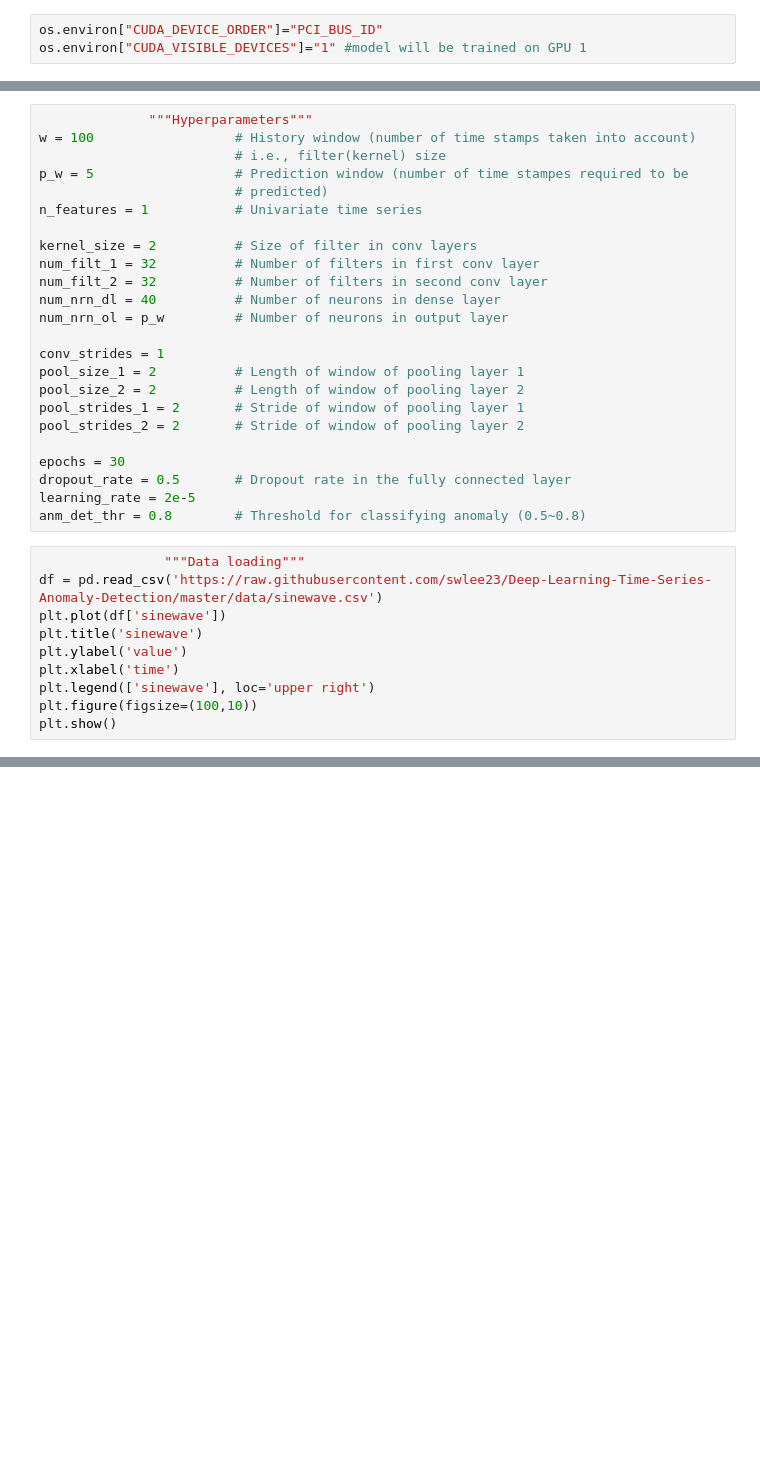
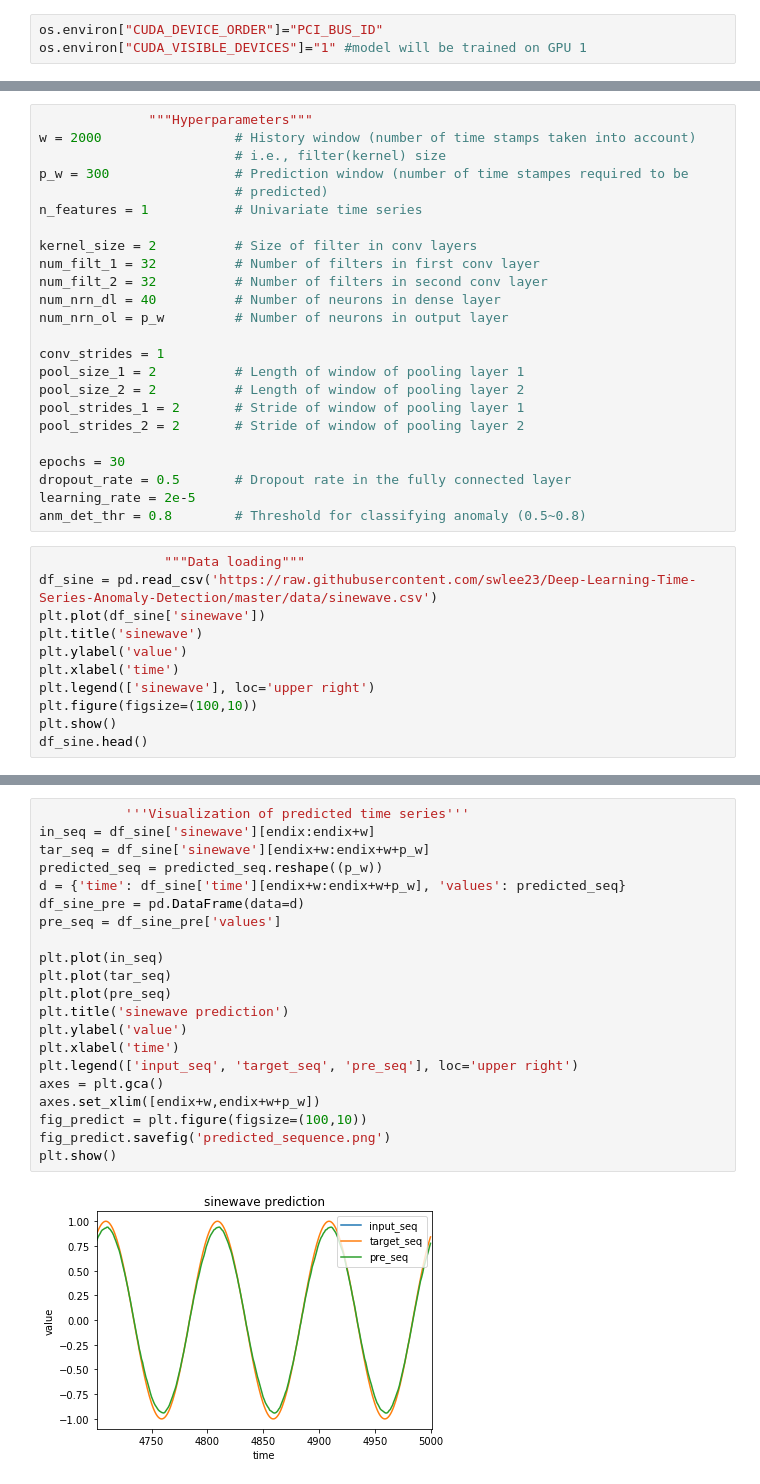
Before and after one commit to swlee052/deep-learning-time-series-anomaly-detection, a Jupyter notebook: DeepAnT_main.ipynb, the cells around one changed output, grey strips where cells are left out. Drawn from its saved outputs; the diff is of its cells as text; blank space fills up the shorter version.

```diff
--- a/DeepAnT_main.ipynb
+++ b/DeepAnT_main.ipynb
@@ -26,8 +33,8 @@ os.environ["CUDA_VISIBLE_DEVICES"]="1" #model will be trained on GPU 1
 # %%
               """Hyperparameters"""
-w = 100                  # History window (number of time stamps taken into account)
+w = 2000                 # History window (number of time stamps taken into account)
                          # i.e., filter(kernel) size
-p_w = 5                  # Prediction window (number of time stampes required to be
+p_w = 300                # Prediction window (number of time stampes required to be
                          # predicted)
 n_features = 1           # Univariate time series
 
@@ -49,14 +56,15 @@ learning_rate = 2e-5
 anm_det_thr = 0.8        # Threshold for classifying anomaly (0.5~0.8)
 # %%
                 """Data loading"""
-df = pd.read_csv('https://raw.githubusercontent.com/swlee23/Deep-Learning-Time-Series-Anomaly-Detection/master/data/sinewave.csv')
-plt.plot(df['sinewave'])
+df_sine = pd.read_csv('https://raw.githubusercontent.com/swlee23/Deep-Learning-Time-Series-Anomaly-Detection/master/data/sinewave.csv')
+plt.plot(df_sine['sinewave'])
 plt.title('sinewave')
 plt.ylabel('value')
 plt.xlabel('time')
 plt.legend(['sinewave'], loc='upper right')
 plt.figure(figsize=(100,10))
 plt.show()
+df_sine.head()
 # %% [output]
 [figure]
 <Figure size 7200x720 with 0 Axes>
@@ -329,0 +345,23 @@ def anomaly_detector(prediction_seq, ground_truth_seq):
+# %%
+           '''Visualization of predicted time series'''
+in_seq = df_sine['sinewave'][endix:endix+w]
+tar_seq = df_sine['sinewave'][endix+w:endix+w+p_w]
+predicted_seq = predicted_seq.reshape((p_w))
+d = {'time': df_sine['time'][endix+w:endix+w+p_w], 'values': predicted_seq}
+df_sine_pre = pd.DataFrame(data=d)
+pre_seq = df_sine_pre['values']
+
+plt.plot(in_seq)
+plt.plot(tar_seq)
+plt.plot(pre_seq)
+plt.title('sinewave prediction')
+plt.ylabel('value')
+plt.xlabel('time')
+plt.legend(['input_seq', 'target_seq', 'pre_seq'], loc='upper right')
+axes = plt.gca()
+axes.set_xlim([endix+w,endix+w+p_w])
+fig_predict = plt.figure(figsize=(100,10))
+fig_predict.savefig('predicted_sequence.png')
+plt.show()
+# %% [output]
+[figure, added]
```
Also changed, not shown: parts of 17 cells of this notebook.
